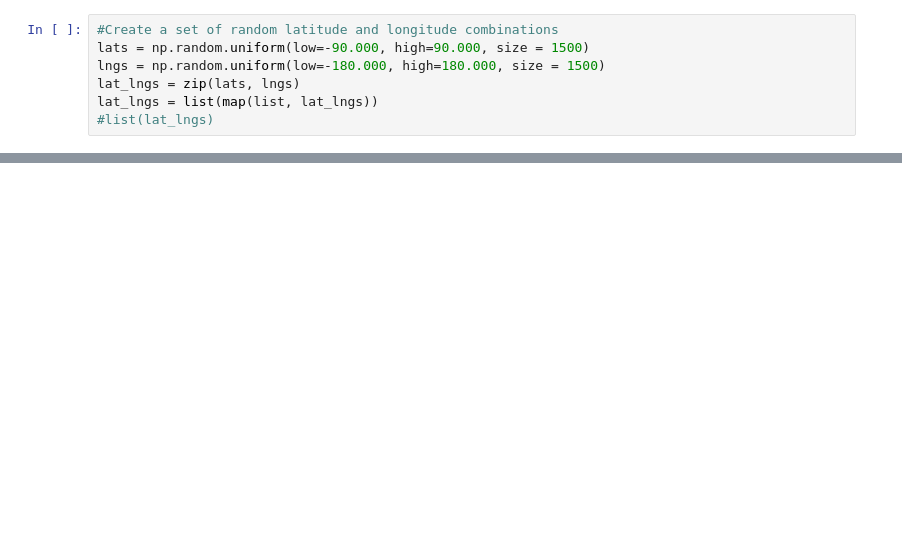
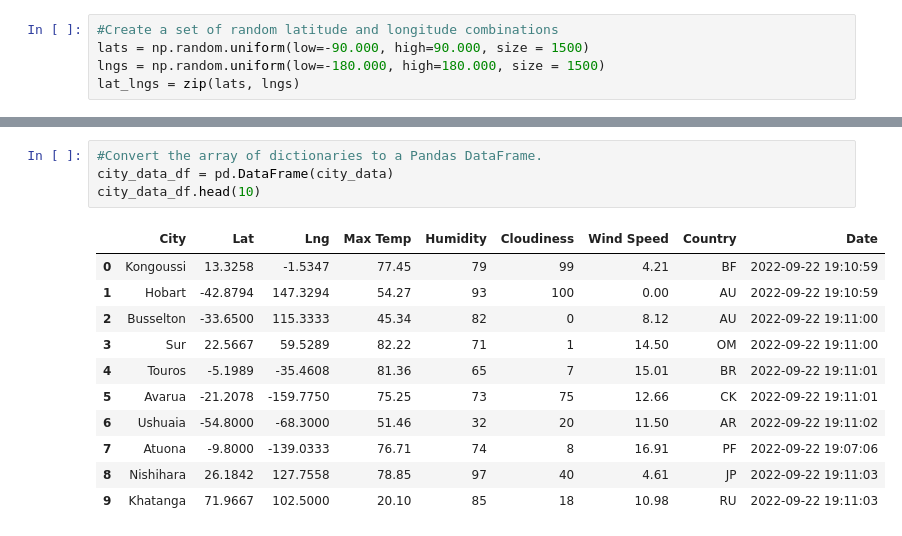
Before and after one commit to MitchellGleason/World-Weather-Analysis, a Jupyter notebook: WeatherPy.ipynb, the cells around one changed output, grey strips where cells are left out. Cells and saved outputs as stored; diff of their text form; blank space fills up the shorter version.

```diff
--- a/WeatherPy.ipynb
+++ b/WeatherPy.ipynb
@@ -9,5 +13,3 @@ from citipy import citipy
 lats = np.random.uniform(low=-90.000, high=90.000, size = 1500)
 lngs = np.random.uniform(low=-180.000, high=180.000, size = 1500)
 lat_lngs = zip(lats, lngs)
-lat_lngs = list(map(list, lat_lngs))
-#list(lat_lngs)
@@ -28,0 +124,16 @@ len(cities)
+# %%
+#Convert the array of dictionaries to a Pandas DataFrame.
+city_data_df = pd.DataFrame(city_data)
+city_data_df.head(10)
+# %% [output]
+|  | City | Lat | Lng | Max Temp | Humidity | Cloudiness | Wind Speed | Country | Date |
+| 0 | Kongoussi | 13.3258 | -1.5347 | 77.45 | 79 | 99 | 4.21 | BF | 2022-09-22 19:10:59 |
+| 1 | Hobart | -42.8794 | 147.3294 | 54.27 | 93 | 100 | 0.00 | AU | 2022-09-22 19:10:59 |
+| 2 | Busselton | -33.6500 | 115.3333 | 45.34 | 82 | 0 | 8.12 | AU | 2022-09-22 19:11:00 |
+| 3 | Sur | 22.5667 | 59.5289 | 82.22 | 71 | 1 | 14.50 | OM | 2022-09-22 19:11:00 |
+| 4 | Touros | -5.1989 | -35.4608 | 81.36 | 65 | 7 | 15.01 | BR | 2022-09-22 19:11:01 |
+| 5 | Avarua | -21.2078 | -159.7750 | 75.25 | 73 | 75 | 12.66 | CK | 2022-09-22 19:11:01 |
+| 6 | Ushuaia | -54.8000 | -68.3000 | 51.46 | 32 | 20 | 11.50 | AR | 2022-09-22 19:11:02 |
+| 7 | Atuona | -9.8000 | -139.0333 | 76.71 | 74 | 8 | 16.91 | PF | 2022-09-22 19:07:06 |
+| 8 | Nishihara | 26.1842 | 127.7558 | 78.85 | 97 | 40 | 4.61 | JP | 2022-09-22 19:11:03 |
+| 9 | Khatanga | 71.9667 | 102.5000 | 20.10 | 85 | 18 | 10.98 | RU | 2022-09-22 19:11:03 |
```
Also changed, not shown: parts of 7 cells of this notebook, 2 other files.
